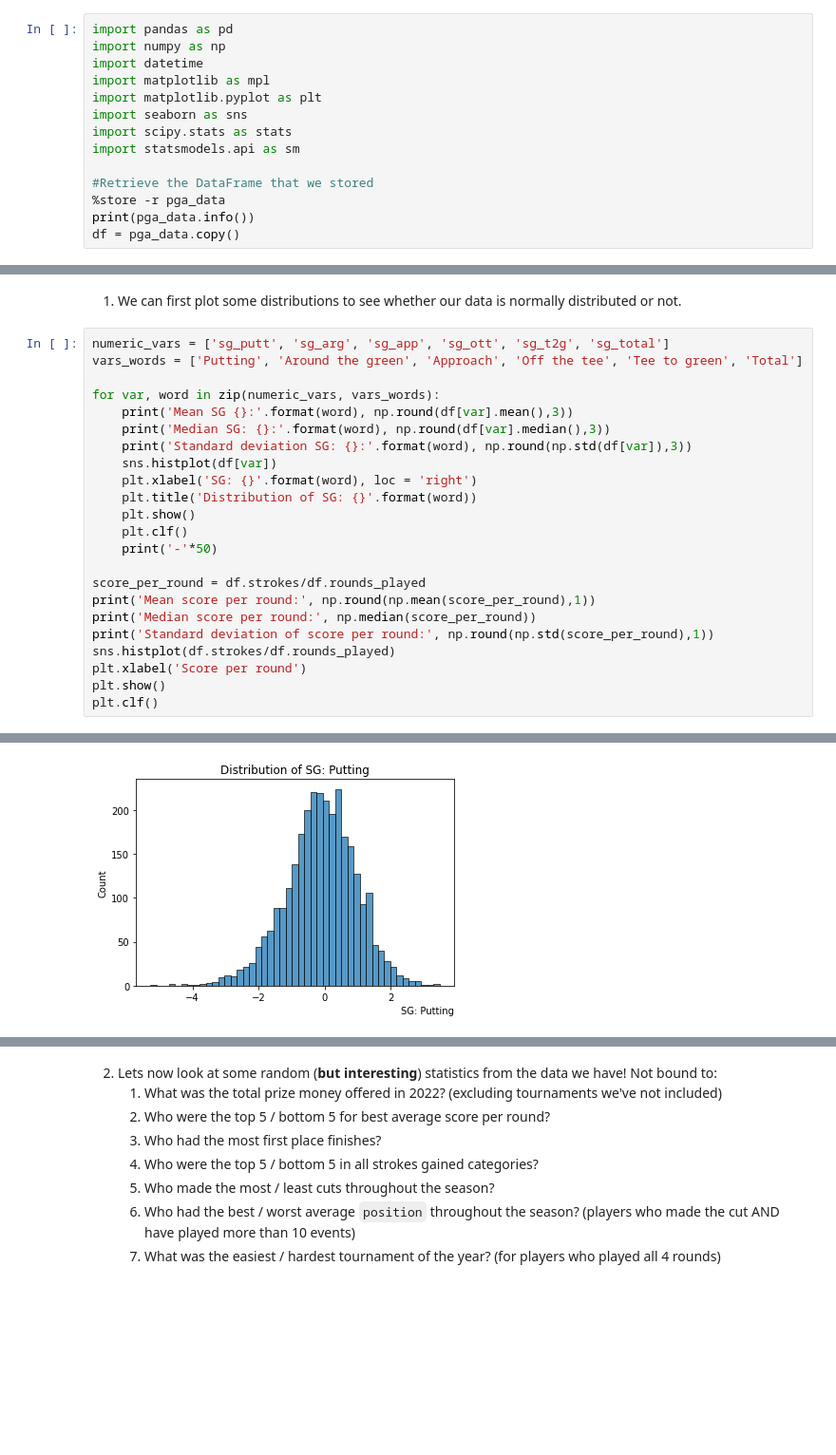
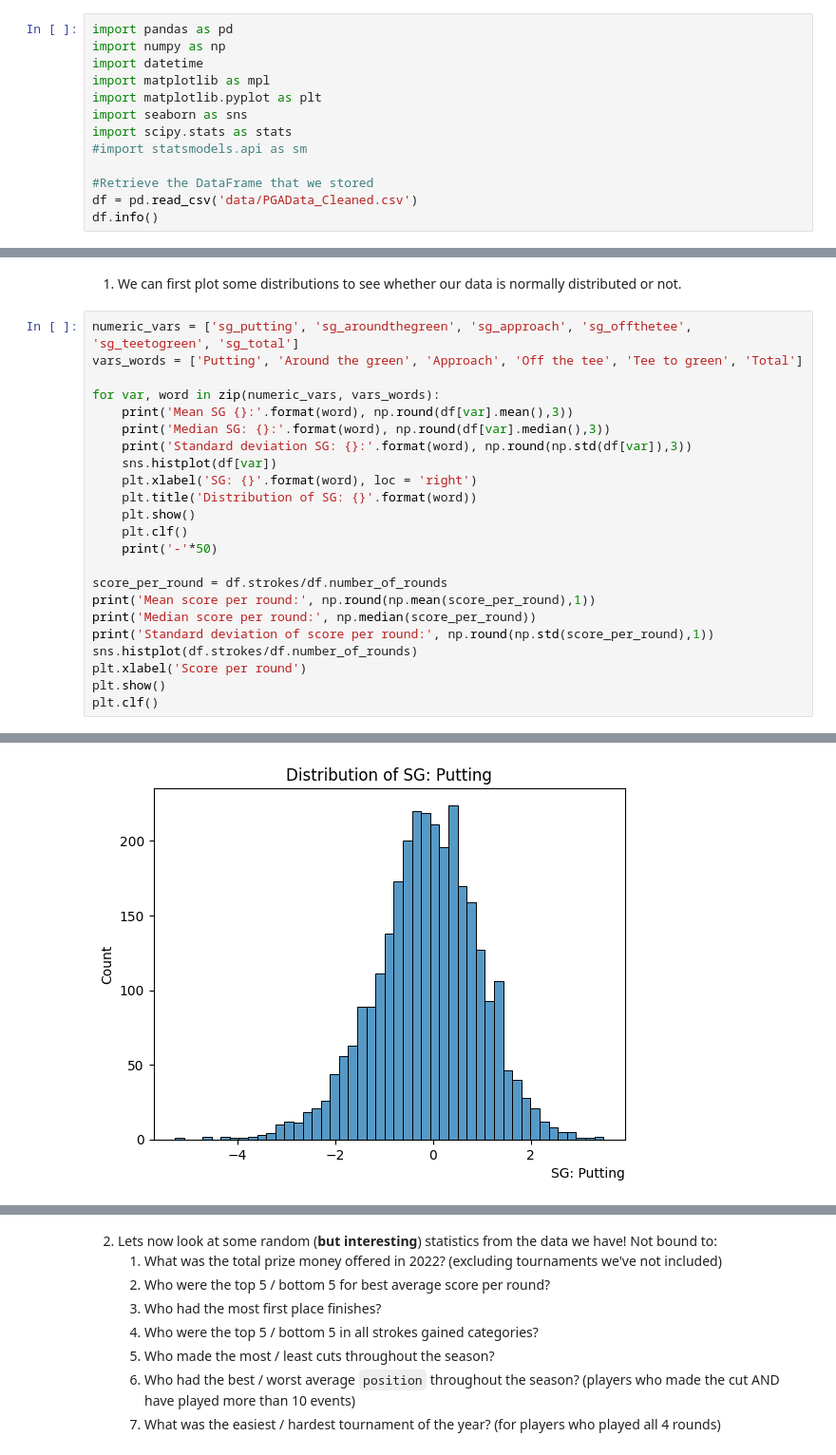
Before and after one commit to zainsiddiqii/PGATour2022_Analysis, a Jupyter notebook: PGATour_Analysis.ipynb, the cells around one changed output, grey strips where cells are left out. Shown at 95% size. Cells and saved outputs as stored; diff of their text form; blank space fills up the shorter version.

```diff
--- a/PGATour_Analysis.ipynb
+++ b/PGATour_Analysis.ipynb
@@ -6,11 +6,10 @@ import matplotlib as mpl
 import matplotlib.pyplot as plt
 import seaborn as sns
 import scipy.stats as stats
-import statsmodels.api as sm
+#import statsmodels.api as sm
 
 #Retrieve the DataFrame that we stored
-%store -r pga_data
-print(pga_data.info())
-df = pga_data.copy()
+df = pd.read_csv('data/PGAData_Cleaned.csv')
+df.info()
 # %% [output]
 <class 'pandas.core.frame.DataFrame'>
@@ -33,33 +32,33 @@ None
 # %% [markdown]
 1. We can first plot some distributions to see whether our data is normally distributed or not.
 # %%
-numeric_vars = ['sg_putt', 'sg_arg', 'sg_app', 'sg_ott', 'sg_t2g', 'sg_total']
+numeric_vars = ['sg_putting', 'sg_aroundthegreen', 'sg_approach', 'sg_offthetee', 'sg_teetogreen', 'sg_total']
 vars_words = ['Putting', 'Around the green', 'Approach', 'Off the tee', 'Tee to green', 'Total']
 
 for var, word in zip(numeric_vars, vars_words):
     print('Mean SG {}:'.format(word), np.round(df[var].mean(),3))
     print('Median SG: {}:'.format(word), np.round(df[var].median(),3))
     print('Standard deviation SG: {}:'.format(word), np.round(np.std(df[var]),3))
     sns.histplot(df[var])
     plt.xlabel('SG: {}'.format(word), loc = 'right')
     plt.title('Distribution of SG: {}'.format(word))
     plt.show()
     plt.clf()
     print('-'*50)
 
-score_per_round = df.strokes/df.rounds_played
+score_per_round = df.strokes/df.number_of_rounds
 print('Mean score per round:', np.round(np.mean(score_per_round),1))
 print('Median score per round:', np.median(score_per_round))
 print('Standard deviation of score per round:', np.round(np.std(score_per_round),1))
-sns.histplot(df.strokes/df.rounds_played)
+sns.histplot(df.strokes/df.number_of_rounds)
 plt.xlabel('Score per round')
 plt.show()
 plt.clf()
 # %% [output]
 Mean SG Putting: -0.122
 Median SG: Putting: -0.09
 Standard deviation SG: Putting: 1.071
-[figure, old version]
+[figure, new version]
 --------------------------------------------------
 Mean SG Around the green: -0.035
 Median SG: Around the green: 0.01
```
Also changed, not shown: parts of 5 cells of this notebook, 9 other files.
